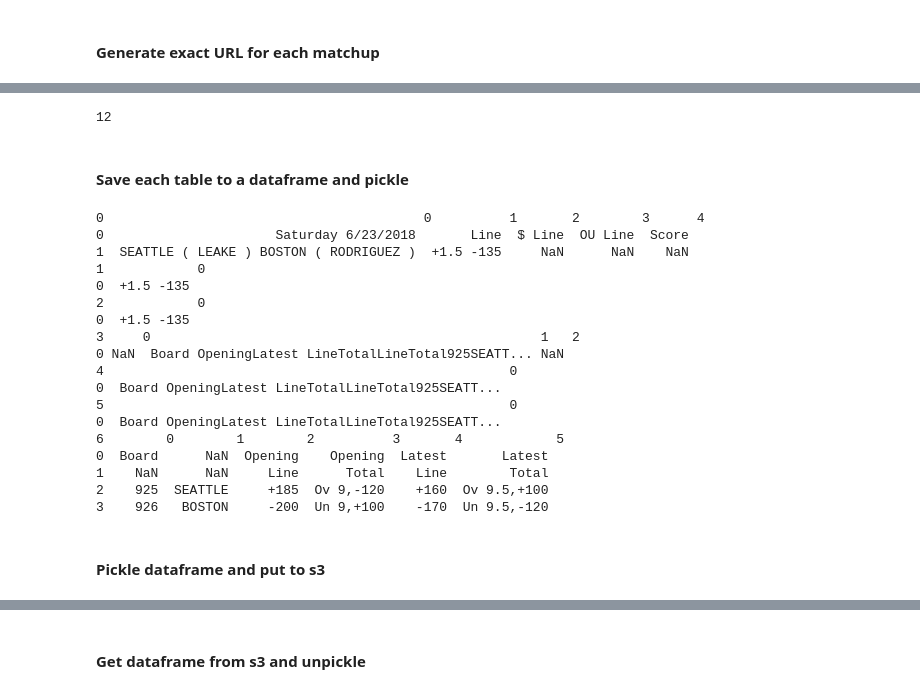
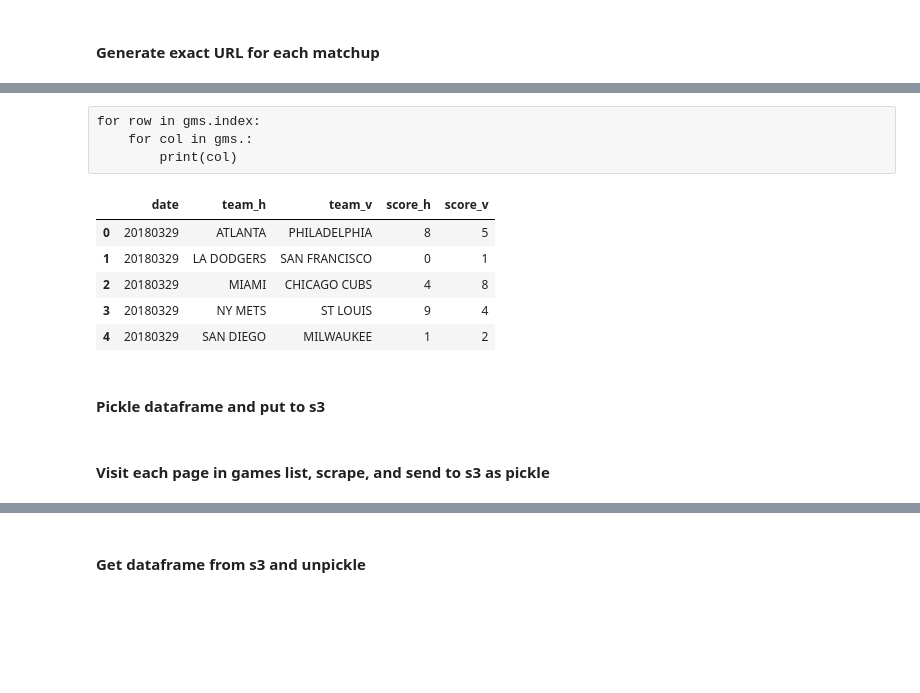
Before and after one commit to etothexipi/mlb_bet_notebooks, a Jupyter notebook: skr_statfox_matchups.ipynb, the cells around one changed output, grey strips where cells are left out. Saved outputs shown, nothing was run; the diff lists cells and outputs as text; code cells hidden in the pictures; blank space fills up the shorter version.

```diff
--- a/skr_statfox_matchups.ipynb
+++ b/skr_statfox_matchups.ipynb
@@ -29,13 +29,3 @@ teams = teams['name3'].to_dict()
 
 gms['team_h'] = gms['team_h'].map(lambda x: teams[x.upper()])
 gms['team_v'] = gms['team_v'].map(lambda x: teams[x.upper()])
-# %%
-# TEMP - manually create gms dataframe
-gms = pd.DataFrame({'date':[20180623,20180623],
-                    'team_h':['BOSTON','LAANGELS'],
-                    'team_v':['SEATTLE','TORONTO'],
-                    'score_h':[2,1],
-                    'score_v':[7,4]
-                   }
-                  )
-gms
@@ -75,37 +44,16 @@ nameList = bs.findAll('td', {'class':['matchupBorder']})
-# %%
-len(nameList)
-# %% [output]
-12
-# %% [markdown]
-#### Save each table to a dataframe and pickle
-# %%
-cnt = 0
-for name in nameList[:2]:
-    namestr = str(name)
-    htmldf = pd.read_html(namestr)
-    for inner in htmldf:
-        df = inner
-        print(cnt,df)
-        cnt += 1
-# %% [output]
-0                                         0          1       2        3      4
-0                      Saturday 6/23/2018       Line  $ Line  OU Line  Score
-1  SEATTLE ( LEAKE ) BOSTON ( RODRIGUEZ )  +1.5 -135     NaN      NaN    NaN
-1            0
-0  +1.5 -135
-2            0
-0  +1.5 -135
-3     0                                                  1   2
-0 NaN  Board OpeningLatest LineTotalLineTotal925SEATT... NaN
-4                                                    0
-0  Board OpeningLatest LineTotalLineTotal925SEATT...
-5                                                    0
-0  Board OpeningLatest LineTotalLineTotal925SEATT...
-6        0        1        2          3       4            5
-0  Board      NaN  Opening    Opening  Latest       Latest
-1    NaN      NaN     Line      Total    Line        Total
-2    925  SEATTLE     +185  Ov 9,-120    +160  Ov 9.5,+100
-3    926   BOSTON     -200  Un 9,+100    -170  Un 9.5,-120
+# %% [raw]
+for row in gms.index:
+    for col in gms.:
+        print(col)
+# %%
+gms.head()
+# %% [output]
+|  | date | team_h | team_v | score_h | score_v |
+| 0 | 20180329 | ATLANTA | PHILADELPHIA | 8 | 5 |
+| 1 | 20180329 | LA DODGERS | SAN FRANCISCO | 0 | 1 |
+| 2 | 20180329 | MIAMI | CHICAGO CUBS | 4 | 8 |
+| 3 | 20180329 | NY METS | ST LOUIS | 9 | 4 |
+| 4 | 20180329 | SAN DIEGO | MILWAUKEE | 1 | 2 |
 # %% [markdown]
 #### Pickle dataframe and put to s3
 # %%
@@ -129,0 +71,2 @@ lambda_handler(event=1,context=1)
+# %% [markdown]
+#### Visit each page in games list, scrape, and send to s3 as pickle
```
Also changed, not shown: parts of 28 cells of this notebook.
